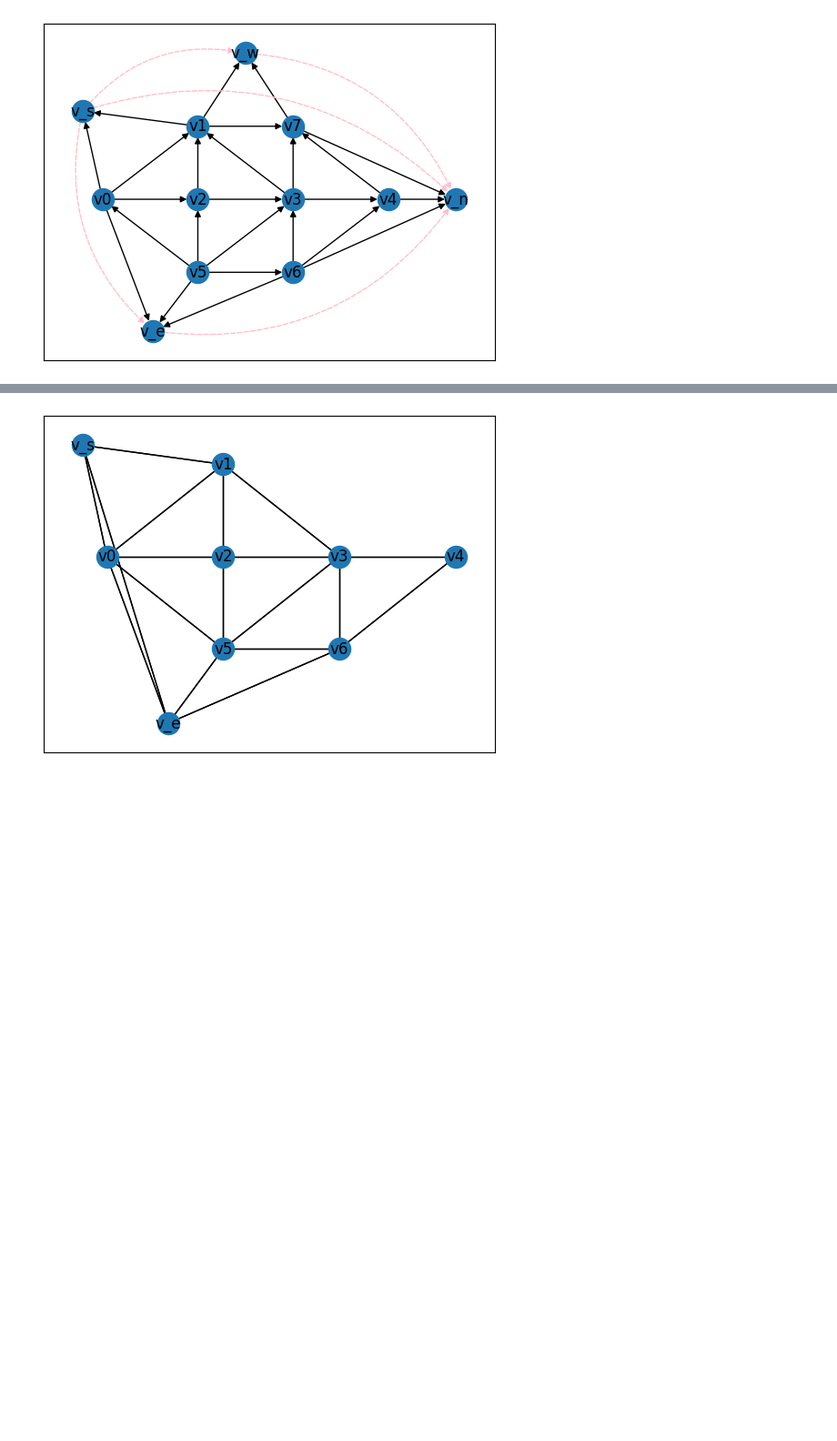
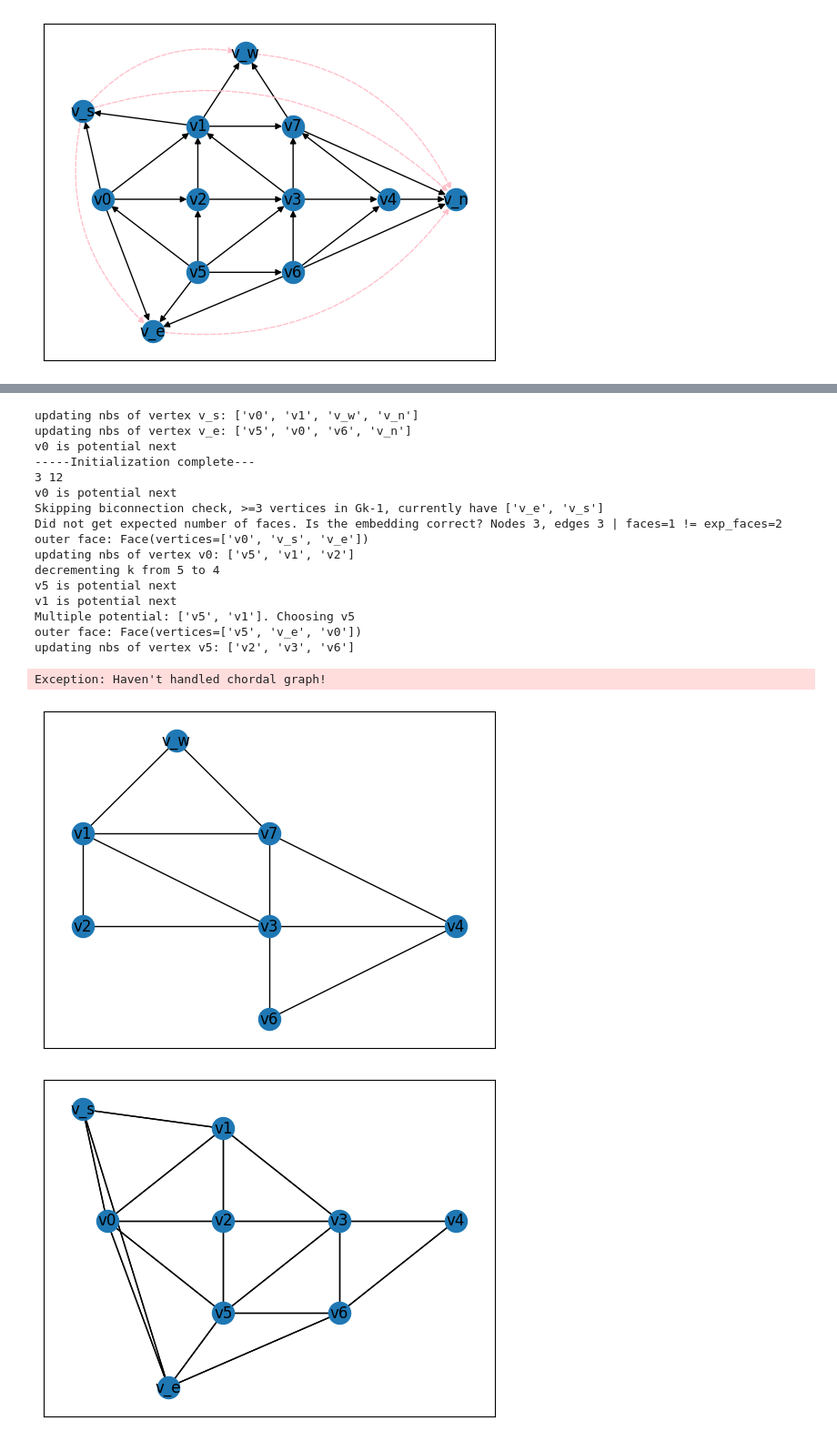
Before and after one commit to juliet29/graph2plan, a Jupyter notebook: notebooks/03_1_draw_four_complete.ipynb, the cells around one changed output, grey strips where cells are left out. Shown: that part at 91% size. Cells and saved outputs as stored; diff of their text form; code cells hidden in the pictures; blank space fills up the shorter version.

```diff
--- a/notebooks/03_1_draw_four_complete.ipynb
+++ b/notebooks/03_1_draw_four_complete.ipynb
@@ -25,3 +160,24 @@ G, pos, full_pos =  test_four_complete()
+# %%
+test_co()
+# %% [output]
+updating nbs of vertex v_s: ['v0', 'v1', 'v_w', 'v_n']
+updating nbs of vertex v_e: ['v5', 'v0', 'v6', 'v_n']
+v0 is potential next
+-----Initialization complete---
+3 12
+v0 is potential next
+Skipping biconnection check, >=3 vertices in Gk-1, currently have ['v_e', 'v_s']
+Did not get expected number of faces. Is the embedding correct? Nodes 3, edges 3 | faces=1 != exp_faces=2
+outer face: Face(vertices=['v0', 'v_s', 'v_e'])
+updating nbs of vertex v0: ['v5', 'v1', 'v2']
+decrementing k from 5 to 4
+v5 is potential next
+v1 is potential next
+Multiple potential: ['v5', 'v1']. Choosing v5
+outer face: Face(vertices=['v5', 'v_e', 'v0'])
+updating nbs of vertex v5: ['v2', 'v3', 'v6']
+Exception: Haven't handled chordal graph!
+[figure, added]
 # %%
 PE = get_embedding_of_four_complete_G(G, full_pos)
 PE.remove_nodes_from(["v_w", "v_n", "v7"])
```
Also changed, not shown: parts of 24 cells of this notebook, 9 other files.
